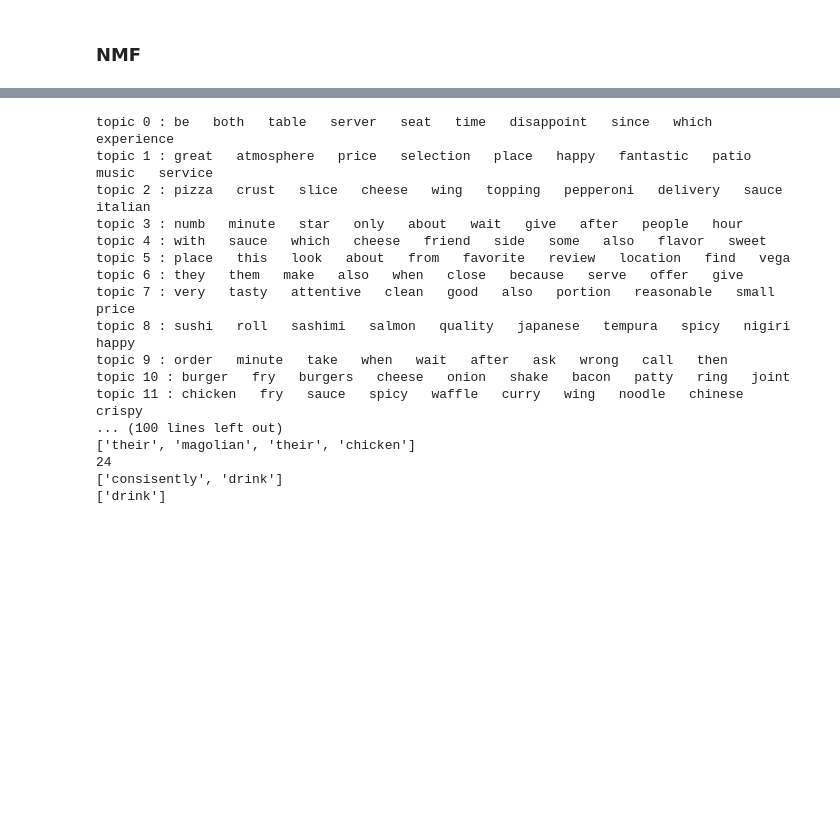
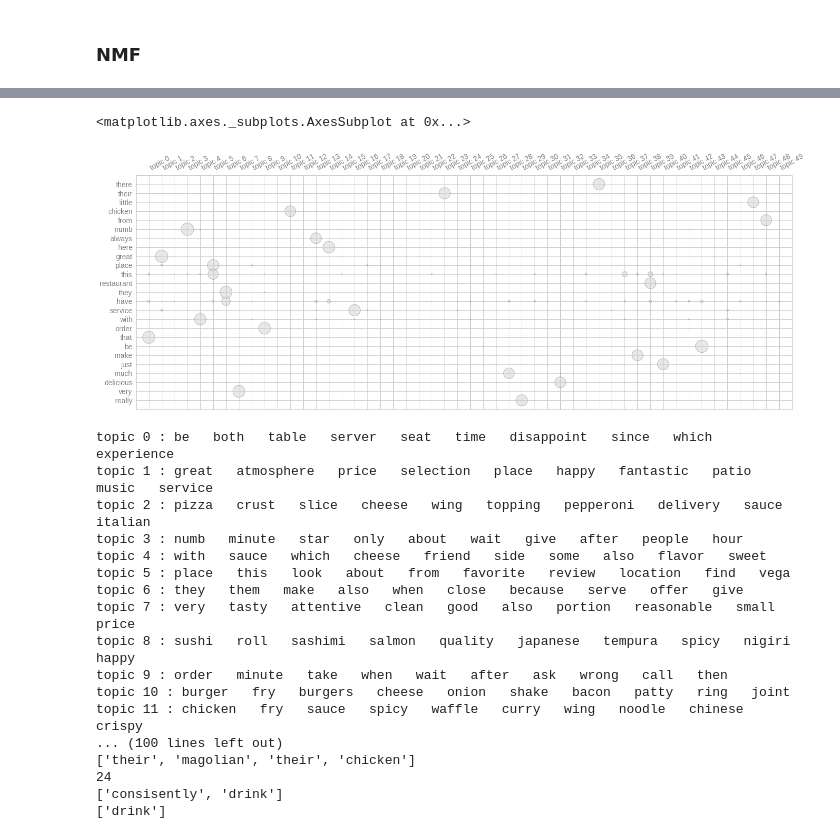
Before and after one commit to gd32/yelp_topic_modeling, a Jupyter notebook: notebooks/03_Vectorization_and_Topic_Analysis.ipynb, the cells around one changed output, grey strips where cells are left out. Drawn from its saved outputs; the diff is of its cells as text; code cells hidden in the pictures; blank space fills up the shorter version.

```diff
--- a/notebooks/03_Vectorization_and_Topic_Analysis.ipynb
+++ b/notebooks/03_Vectorization_and_Topic_Analysis.ipynb
@@ -115,7 +121,10 @@ nmf_model.fit(doc_term_matrix)
 # %%
 doc_topic_matrix_nmf = nmf_model.transform(doc_term_matrix)
 # %%
-nmf_model.termite_plot(doc_term_matrix, vectorizer.get_feature_names(), topics=[num for num in range(0, 25, 1)])
+nmf_model.termite_plot(doc_term_matrix, vectorizer.get_feature_names(), topics=[num for num in range(0, 50, 1)])
+# %% [output]
+<matplotlib.axes._subplots.AxesSubplot at 0x...>
+[figure, added]
 # %%
 topics_and_top_docs(nmf_model, doc_topic_matrix_nmf, topics=[num for num in range(0, 25, 1)])
 # %% [output]
```
Also changed, not shown: parts of 3 cells of this notebook, 2 other files.
